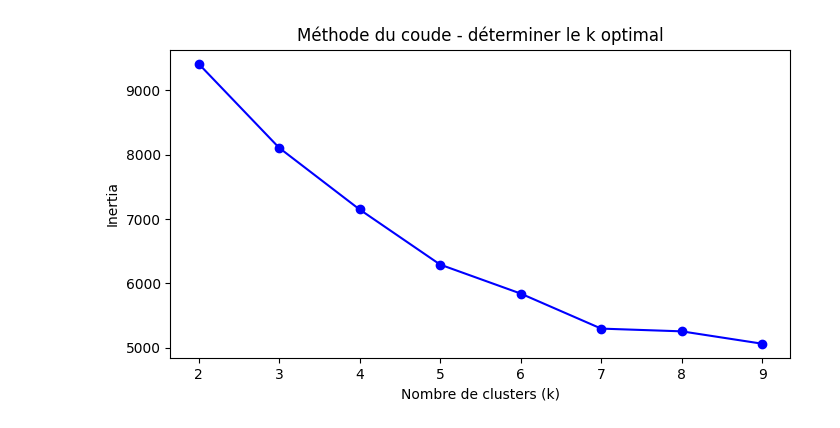
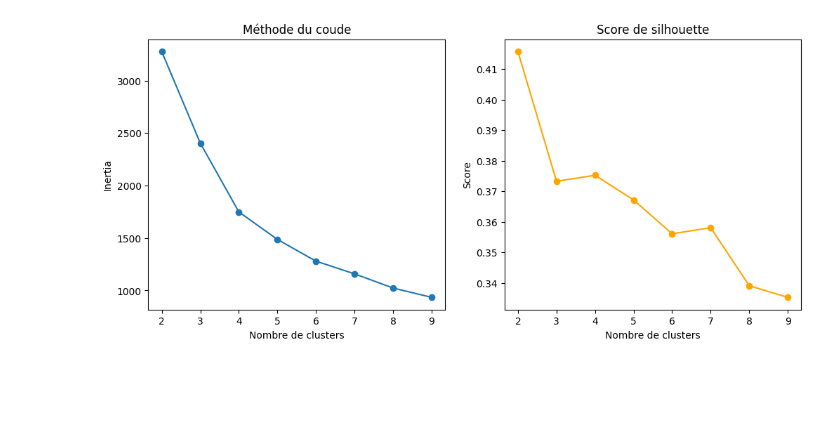
Before and after one commit to aymhenry17/RUSH-4---Camp-market, a Jupyter notebook: Partie 3/main.ipynb, the cells around one changed output. Saved outputs shown, nothing was run; the diff lists cells and outputs as text; code cells hidden in the pictures; blank space fills up the shorter version.

Commit message:
Update finale Partie 3
Readme add, amélioration des clusters

```diff
--- a/Partie 3/main.ipynb
+++ b/Partie 3/main.ipynb
@@ -79,0 +21,6 @@ df = df.loc[features.index]
+# %%
+rfm = df[['ID', 'Last_Purchase', 'Total_Purchases', 'Total_Spent']].copy()
+
+rfm.columns = ['ID', 'Recency', 'Frequency', 'Monetary']
+
+rfm.describe()
@@ -80 +37,33 @@ df = df.loc[features.index]
+# %%
+scaler = StandardScaler()
+rfm_scaled = scaler.fit_transform(rfm[['Recency', 'Frequency', 'Monetary']])
+
+rfm_scaled = pd.DataFrame(rfm_scaled, columns=['Recency', 'Frequency', 'Monetary'])
+# %%
+inertia = []
+silhouette = []
+K = range(2, 10)
+
+for k in K:
+    kmeans = KMeans(n_clusters=k, random_state=42)
+    kmeans.fit(rfm_scaled)
+    inertia.append(kmeans.inertia_)
+    silhouette.append(silhouette_score(rfm_scaled, kmeans.labels_))
+
+plt.figure(figsize=(12,5))
+plt.subplot(1,2,1)
+plt.plot(K, inertia, marker='o')
+plt.title('Méthode du coude')
+plt.xlabel('Nombre de clusters')
+plt.ylabel('Inertia')
+
+plt.subplot(1,2,2)
+plt.plot(K, silhouette, marker='o', color='orange')
+plt.title('Score de silhouette')
+plt.xlabel('Nombre de clusters')
+plt.ylabel('Score')
+
+plt.show()
+# %% [output]
+[figure, added]
 # %%
@@ -88,17 +73,0 @@ df["Cluster"] = kmeans.fit_predict(X_scaled)
-# %%
-inertia = []
-K = range(2, 10)
-
-for k in K:
-    kmeans = KMeans(n_clusters=k, random_state=42)
-    kmeans.fit(X_scaled)
-    inertia.append(kmeans.inertia_)
-
-plt.figure(figsize=(8,4))
-plt.plot(K, inertia, 'o-', color='b')
-plt.xlabel('Nombre de clusters (k)')
-plt.ylabel('Inertia')
-plt.title('Méthode du coude - déterminer le k optimal')
-plt.show()
-# %% [output]
-[figure, removed]
```
Also changed, not shown: parts of 15 cells of this notebook, 6 other files.
